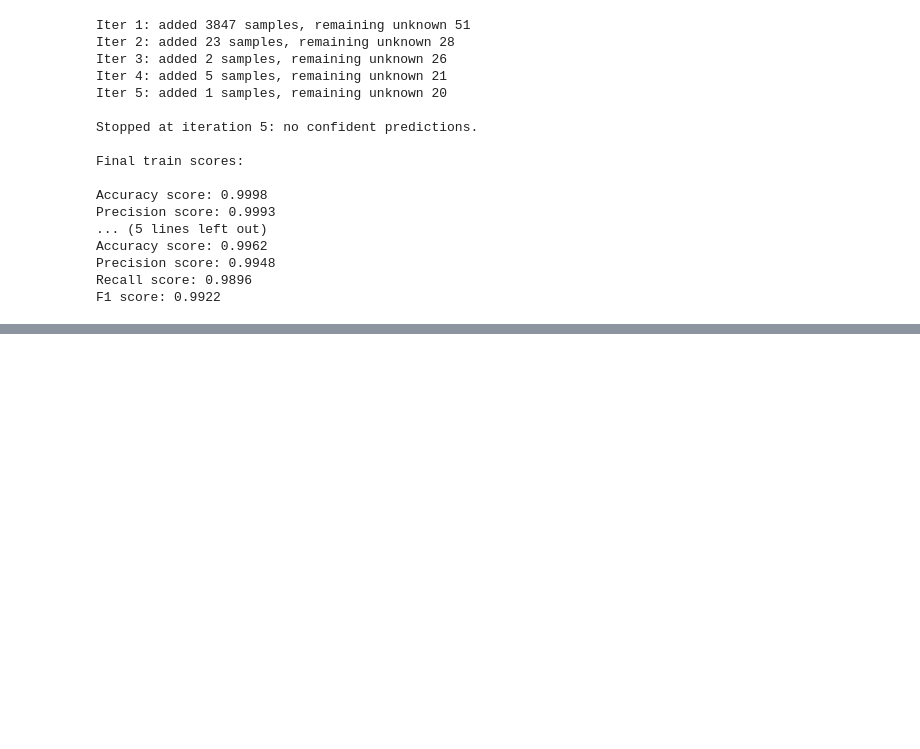
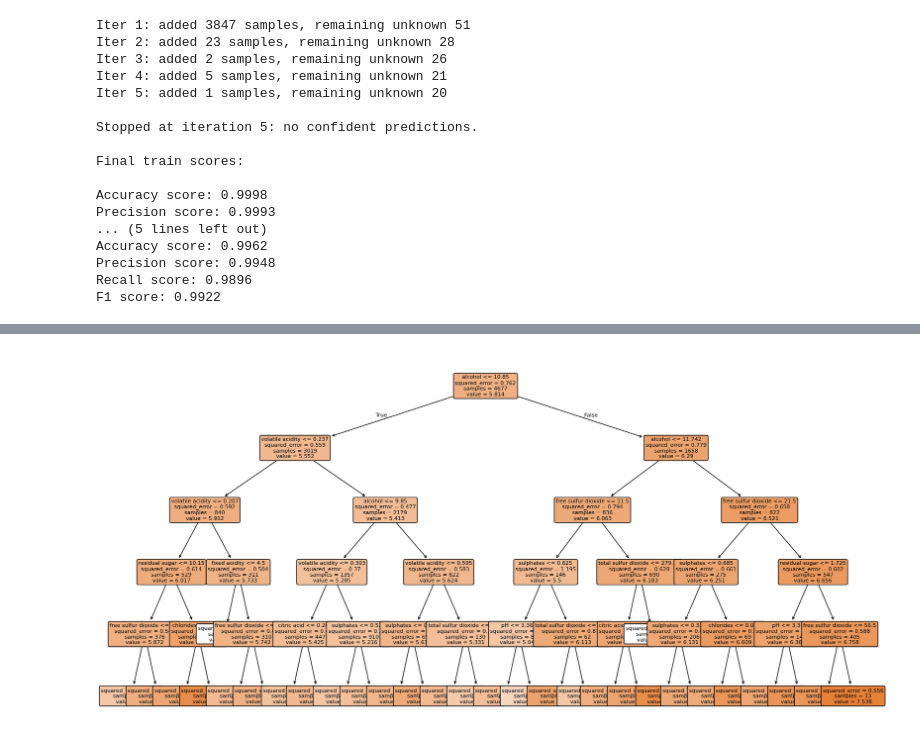
Before and after one commit to skolix15/Machine_Learning_2025, a Jupyter notebook: Exercise_four_(4).ipynb, the cells around one changed output, grey strips where cells are left out. Saved outputs shown, nothing was run; the diff lists cells and outputs as text; code cells hidden in the pictures; blank space fills up the shorter version.

```diff
--- a/Exercise_four_(4).ipynb
+++ b/Exercise_four_(4).ipynb
@@ -443,0 +533,11 @@ F1 score: 0.9922
+# %%
+# Create model
+model = DecisionTreeRegressor(random_state=0)
+model.fit(x_train, y_train)
+
+# Make predictions
+y_pred = model.predict(x_test)
+
+# Calculate MAE
+mae = mean_absolute_error(y_test, y_pred)
+print("Mean Absolute Error (MAE):", mae)
@@ -443,0 +717,80 @@ F1 score: 0.9922
+# %%
+# ------------------
+# Part 1 of question
+# ------------------
+
+# Create numpy arrays (x, y)
+x = df_full.drop(columns=['quality','type', 'sugar_type']).to_numpy()
+y = df_full['quality'].to_numpy()
+
+# Split data to train and test for x and y respectively
+x_train_full, x_test, y_train_full, y_test = train_test_split(x, y, test_size=0.1, random_state=0)
+
+# Create grid
+grid = GridSearchCV(
+    estimator=DecisionTreeRegressor(random_state=0),
+    param_grid={
+        "max_depth": [5],    # Max depth only one value (5)
+        "min_samples_split": [2, 5, 10]
+    },
+    scoring="neg_mean_absolute_error",
+    cv=10,
+    n_jobs=-1
+)
+
+# Train with cross-validation
+grid.fit(x_train, y_train)
+
+# Print results (Best hyperparameters)
+print("Best parameters:", grid.best_params_)
+print("Best CV MAE:", -grid.best_score_)
+print("\n")
+
+# ------------------
+# Part 2 of question
+# ------------------
+
+# Get best model
+best_model = grid.best_estimator_
+# Get feature names
+feature_names = df_full.drop(columns=['quality','type','sugar_type']).columns
+
+# Create plot tree
+plt.figure(figsize=(20,10))
+plot_tree(
+    best_model,
+    feature_names=feature_names,
+    filled=True,
+    rounded=True,
+    fontsize=8
+)
+plt.show()
+print("\n")
+
+# ------------------
+# Part 3 of question
+# ------------------
+
+# Print rules
+tree_rules = export_text(best_model, feature_names=feature_names)
+print(tree_rules, "\n")
+
+# ------------------
+# Part 4 of question
+# ------------------
+
+# Get feature importances of best model
+importances = best_model.feature_importances_
+
+# Sort importances and feature names regaring importances
+idx = np.argsort(importances)
+sorted_features = feature_names[idx]
+sorted_importances = importances[idx]
+
+# Create bar plot
+plt.figure(figsize=(10,6))
+plt.barh(sorted_features, sorted_importances)
+plt.xlabel("Feature Importance")
+plt.title("Decision Tree Feature Importances (max_depth=5)")
+plt.show()
+# %% [output]
@@ -443,0 +799 @@ F1 score: 0.9922
+[figure, added]
```
Also changed, not shown: parts of 50 cells of this notebook.
